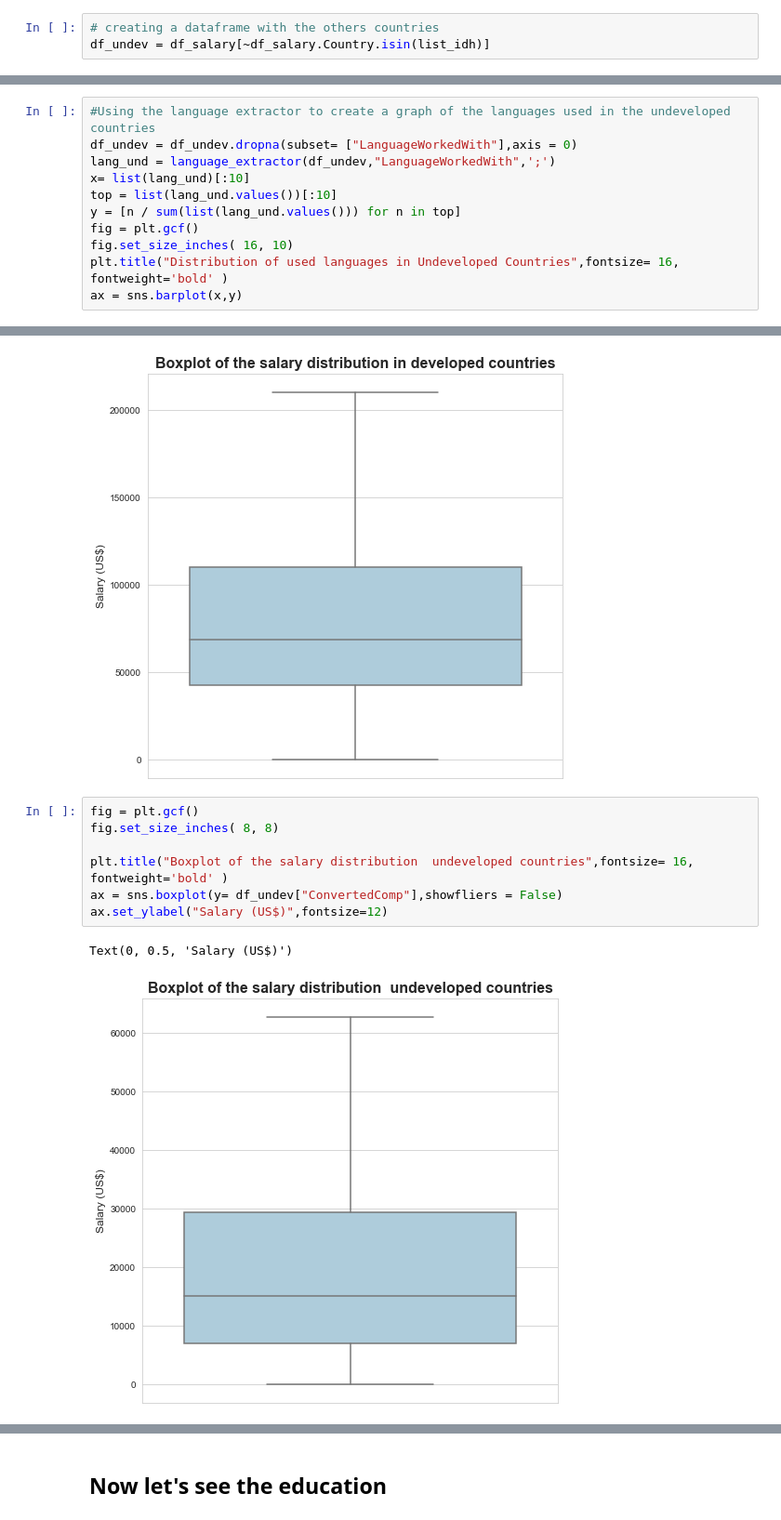
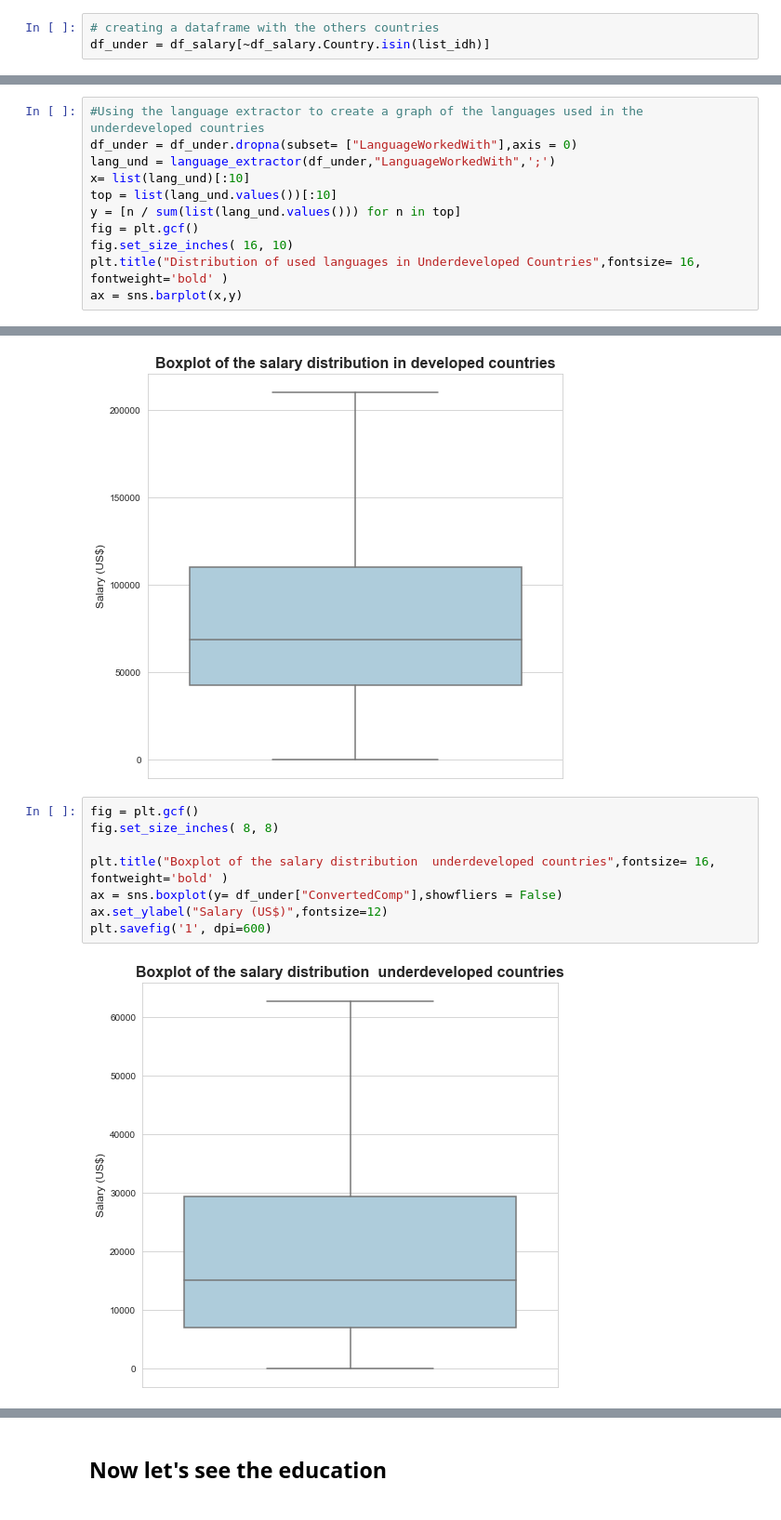
Before and after one commit to leandrominer85/Stack_Overflow_survey, a Jupyter notebook: Stack_Overflow_2020_Survey.ipynb, the cells around one changed output, grey strips where cells are left out. Shown at 93% size. Saved outputs shown, nothing was run; the diff lists cells and outputs as text.

```diff
--- a/Stack_Overflow_2020_Survey.ipynb
+++ b/Stack_Overflow_2020_Survey.ipynb
@@ -139,5 +139,5 @@ df_dev.shape
 (26022, 61)
 # %%
 # creating a dataframe with the others countries
-df_undev = df_salary[~df_salary.Country.isin(list_idh)]
+df_under = df_salary[~df_salary.Country.isin(list_idh)]
 # %%
@@ -246,14 +246,14 @@ ax = sns.barplot(x,y)
 # %% [output]
 [figure]
 # %%
-#Using the language extractor to create a graph of the languages used in the undeveloped countries
-df_undev = df_undev.dropna(subset= ["LanguageWorkedWith"],axis = 0)
-lang_und = language_extractor(df_undev,"LanguageWorkedWith",';')
+#Using the language extractor to create a graph of the languages used in the underdeveloped countries
+df_under = df_under.dropna(subset= ["LanguageWorkedWith"],axis = 0)
+lang_und = language_extractor(df_under,"LanguageWorkedWith",';')
 x= list(lang_und)[:10]
 top = list(lang_und.values())[:10]
 y = [n / sum(list(lang_und.values())) for n in top]
 fig = plt.gcf()
 fig.set_size_inches( 16, 10)
-plt.title("Distribution of used languages in Undeveloped Countries",fontsize= 16, fontweight='bold' )
+plt.title("Distribution of used languages in Underdeveloped Countries",fontsize= 16, fontweight='bold' )
 ax = sns.barplot(x,y)
 # %% [output]
@@ -342,11 +328,11 @@ Text(0, 0.5, 'Salary (US$)')
 # %%
 fig = plt.gcf()
 fig.set_size_inches( 8, 8)
 
-plt.title("Boxplot of the salary distribution  undeveloped countries",fontsize= 16, fontweight='bold' )
-ax = sns.boxplot(y= df_undev["ConvertedComp"],showfliers = False)
+plt.title("Boxplot of the salary distribution  underdeveloped countries",fontsize= 16, fontweight='bold' )
+ax = sns.boxplot(y= df_under["ConvertedComp"],showfliers = False)
 ax.set_ylabel("Salary (US$)",fontsize=12)
+plt.savefig('1', dpi=600)
 # %% [output]
-Text(0, 0.5, 'Salary (US$)')
-[figure, old version]
+[figure, new version]
 # %% [markdown]
```
Also changed, not shown: parts of 26 cells of this notebook.
